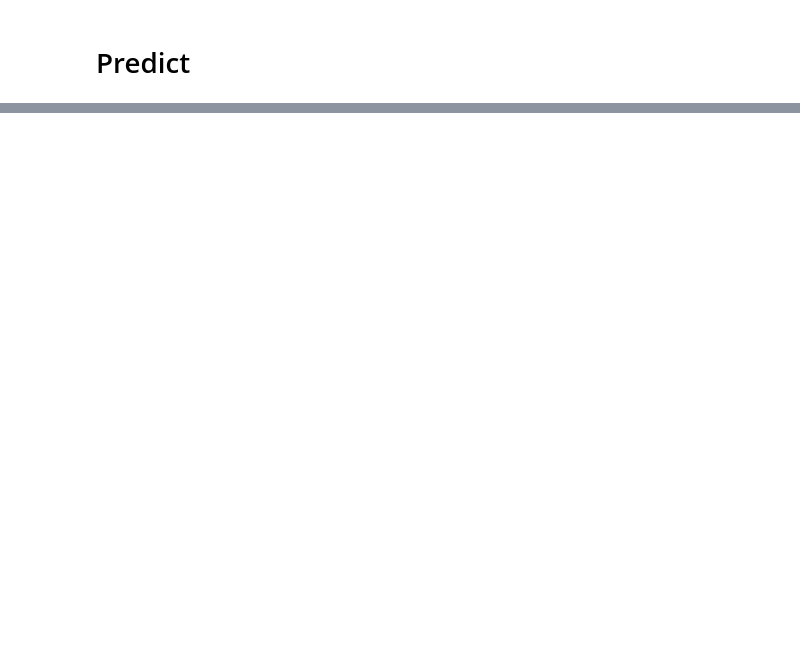
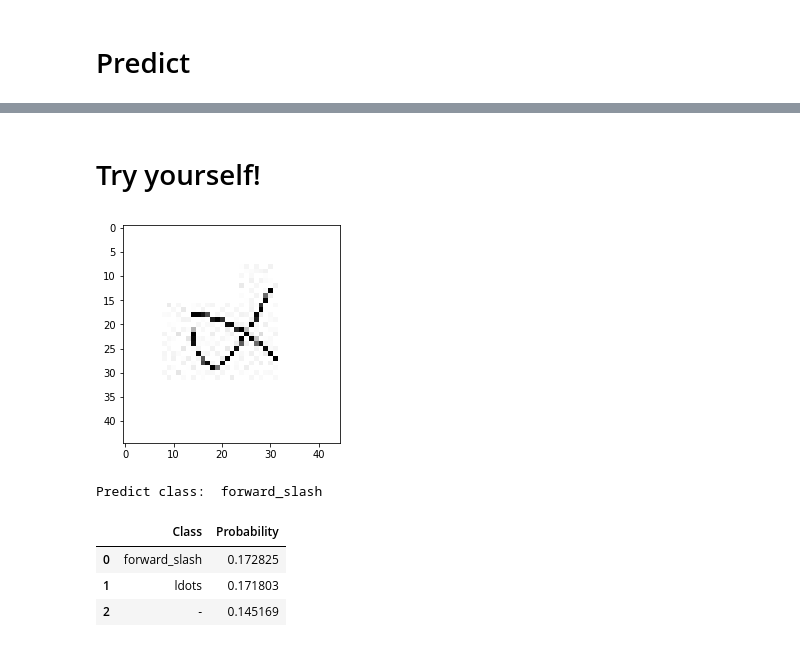
Before and after one commit to yuhanmeng/Math-symbol-recognization, a Jupyter notebook: zyc.ipynb, the cells around one changed output, grey strips where cells are left out. Cells and saved outputs as stored; diff of their text form; code cells hidden in the pictures; blank space fills up the shorter version.

```diff
--- a/zyc.ipynb
+++ b/zyc.ipynb
@@ -545,0 +573,38 @@ Example::
+# %% [markdown]
+# Try yourself!
+# %%
+img = Image.open('try/1.png')
+rgb_im = img.convert('RGB').resize((45,45)).convert('L')
+rgb_im.save('try/1.jpg', "JPEG", optimize=True)
+img.close()
+
+
+with open('application.csv', mode='w') as app:
+    app_writer = csv.writer(app, delimiter=',', quotechar='"', quoting=csv.QUOTE_MINIMAL)
+    app_writer.writerow(['Filename', 'Class Label'])
+    app_writer.writerow(['1.jpg', 0])
+
+
+im_path = 'try/1.jpg'
+im = Image.open(im_path)
+plt.imshow(im)
+plt.show()
+
+application_dataset = QuickdrawDataset(csv_path='application.csv',
+                                 img_dir='try/',
+                                 transform=custom_transform)
+application_loader = DataLoader(dataset=application_dataset,
+                          batch_size=1,
+                          shuffle=True,
+                          num_workers=4)
+
+
+
+predict(model3, application_loader, DEVICE)
+# %% [output]
+[figure, added]
+Predict class:  forward_slash
+|  | Class | Probability |
+| 0 | forward_slash | 0.172825 |
+| 1 | ldots | 0.171803 |
+| 2 | - | 0.145169 |
```
Also changed, not shown: parts of 14 cells of this notebook.
